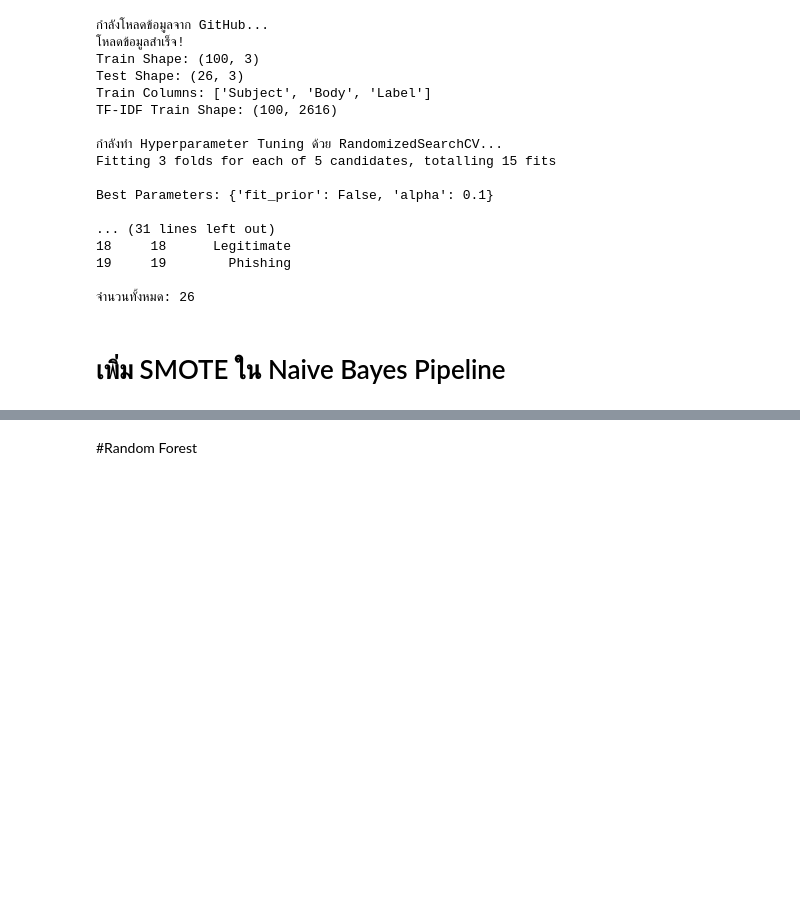
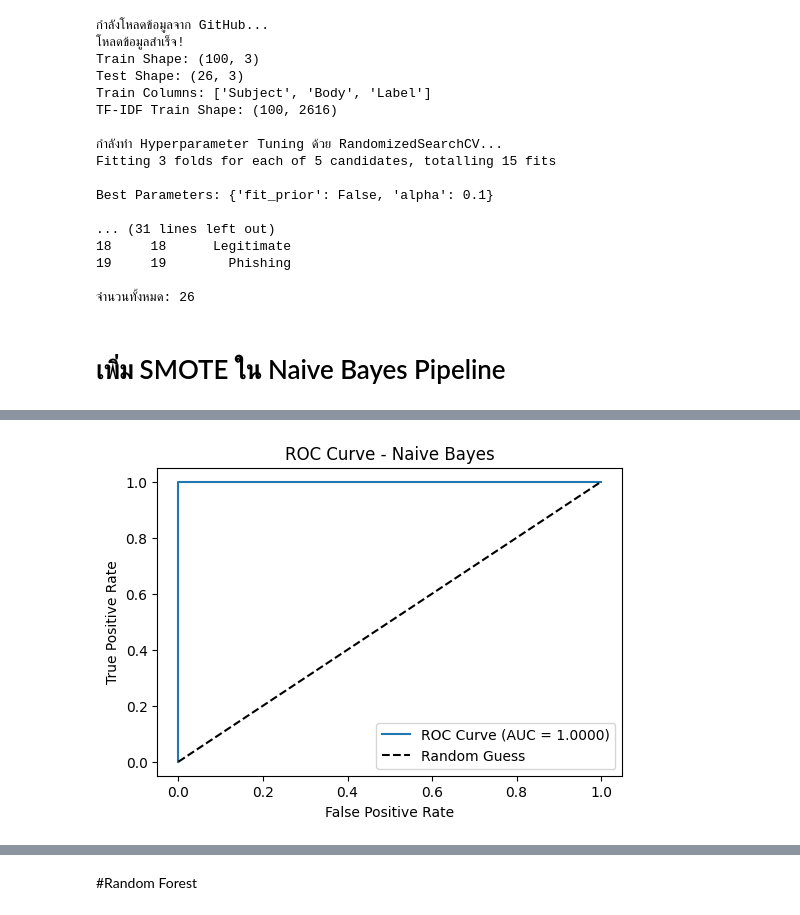
Before and after one commit to mildsupitcha25/MachineLearning_phishing_email, a Jupyter notebook: ML_Project.ipynb, the cells around one changed output, grey strips where cells are left out. Saved outputs shown, nothing was run; the diff lists cells and outputs as text; code cells hidden in the pictures; blank space fills up the shorter version.

```diff
--- a/ML_Project.ipynb
+++ b/ML_Project.ipynb
@@ -367,43 +467,99 @@ Best Parameters: {'fit_prior': False, 'alpha': 0.1}
 # %%
-from imblearn.over_sampling import SMOTE
+# ==============================
+# 1. Import Libraries
+# ==============================
+import pandas as pd
+from sklearn.feature_extraction.text import TfidfVectorizer
 from sklearn.model_selection import train_test_split
 from sklearn.naive_bayes import MultinomialNB
-from sklearn.metrics import accuracy_score, classification_report
-from sklearn.feature_extraction.text import TfidfVectorizer
-import pandas as pd
+from sklearn.metrics import accuracy_score, classification_report, roc_auc_score, roc_curve
+from imblearn.over_sampling import SMOTE
+import matplotlib.pyplot as plt
 
-# โหลดข้อมูล
+# ==============================
+# 2. Load Data
+# ==============================
 TRAIN_URL = 'https://raw.githubusercontent.com/mildsupitcha25/MachineLearning_phishing_email/main/train.csv'
+TEST_URL = 'https://raw.githubusercontent.com/mildsupitcha25/MachineLearning_phishing_email/main/test_generated_natural.csv'
+
+print("กำลังโหลดข้อมูล...")
 train_df = pd.read_csv(TRAIN_URL)
+test_df = pd.read_csv(TEST_URL)
+print("โหลดข้อมูลสำเร็จ!")
+print(f"Train Shape: {train_df.shape}, Test Shape: {test_df.shape}")
 
-# เตรียมข้อมูล
+# ==============================
+# 3. Data Preparation
+# ==============================
 train_df['FullText'] = train_df['Subject'].fillna('') + ' ' + train_df['Body'].fillna('')
+test_df['FullText'] = test_df['Subject'].fillna('') + ' ' + test_df['Body'].fillna('')
+
 label_mapping = {'Legitimate': 0, 'Phishing': 1}
 train_df['label_num'] = train_df['Label'].map(label_mapping)
 
 X = train_df['FullText']
 y = train_df['label_num']
+X_test = test_df['FullText']
 
-# TF-IDF
+# ==============================
+# 4. TF-IDF Vectorization
+# ==============================
 vectorizer = TfidfVectorizer(stop_words='english', lowercase=True, max_features=5000)
 X_vec = vectorizer.fit_transform(X)
+X_test_vec = vectorizer.transform(X_test)
 
-# แบ่ง Train/Test
+# ==============================
+# 5. Train/Validation Split
+# ==============================
 X_train, X_val, y_train, y_val = train_test_split(X_vec, y, test_size=0.2, random_state=42, stratify=y)
 
-# ✅ ใช้ SMOTE บนชุด Train
+# ==============================
+# 6. Apply SMOTE
+# ==============================
 smote = SMOTE(random_state=42)
 X_train_resampled, y_train_resampled = smote.fit_resample(X_train, y_train)
 
 print("ก่อน SMOTE:", y_train.value_counts().to_dict())
 print("หลัง SMOTE:", pd.Series(y_train_resampled).value_counts().to_dict())
 
-# เทรนโมเดล Naive Bayes
+# ==============================
+# 7. Train Naive Bayes Model
+# ==============================
 nb_model = MultinomialNB(alpha=0.1)
 nb_model.fit(X_train_resampled, y_train_resampled)
 
-# ประเมินผล
-y_pred = nb_model.predict(X_val)
-print("\nAccuracy:", accuracy_score(y_val, y_pred))
-print(classification_report(y_val, y_pred, target_names=['Legitimate', 'Phishing']))
+# ==============================
+# 8. Evaluate on Validation Set
+# ==============================
+y_val_pred = nb_model.predict(X_val)
+y_val_prob = nb_model.predict_proba(X_val)[:, 1]  # Probability for class 1 (Phishing)
+
+print("\nValidation Accuracy:", accuracy_score(y_val, y_val_pred))
+print(classification_report(y_val, y_val_pred, target_names=['Legitimate', 'Phishing']))
+
+# ✅ Calculate AUC
+auc_score = roc_auc_score(y_val, y_val_prob)
+print(f"AUC Score: {auc_score:.4f}")
+
+# ✅ Plot ROC Curve
+fpr, tpr, thresholds = roc_curve(y_val, y_val_prob)
+plt.figure(figsize=(6, 4))
+plt.plot(fpr, tpr, label=f'ROC Curve (AUC = {auc_score:.4f})')
+plt.plot([0, 1], [0, 1], 'k--', label='Random Guess')
+plt.xlabel('False Positive Rate')
+plt.ylabel('True Positive Rate')
+plt.title('ROC Curve - Naive Bayes')
+plt.legend()
+plt.show()
+
+# ==============================
+# 9. Predict Test Set
+# ==============================
+y_test_pred = nb_model.predict(X_test_vec)
+test_df['Predicted_Label_Num'] = y_test_pred
+reverse_label_mapping = {v: k for k, v in label_mapping.items()}
+test_df['Predicted_Label'] = test_df['Predicted_Label_Num'].map(reverse_label_mapping)
+
+print("\n--- ผลลัพธ์การทำนาย Test Set (20 แถวแรก) ---")
+print(test_df[['Subject', 'Predicted_Label']].head(20))
 # %% [output]
@@ -421,0 +583 @@ weighted avg       1.00      1.00      1.00        20
+[figure, added]
```
Also changed, not shown: parts of 6 cells of this notebook.
